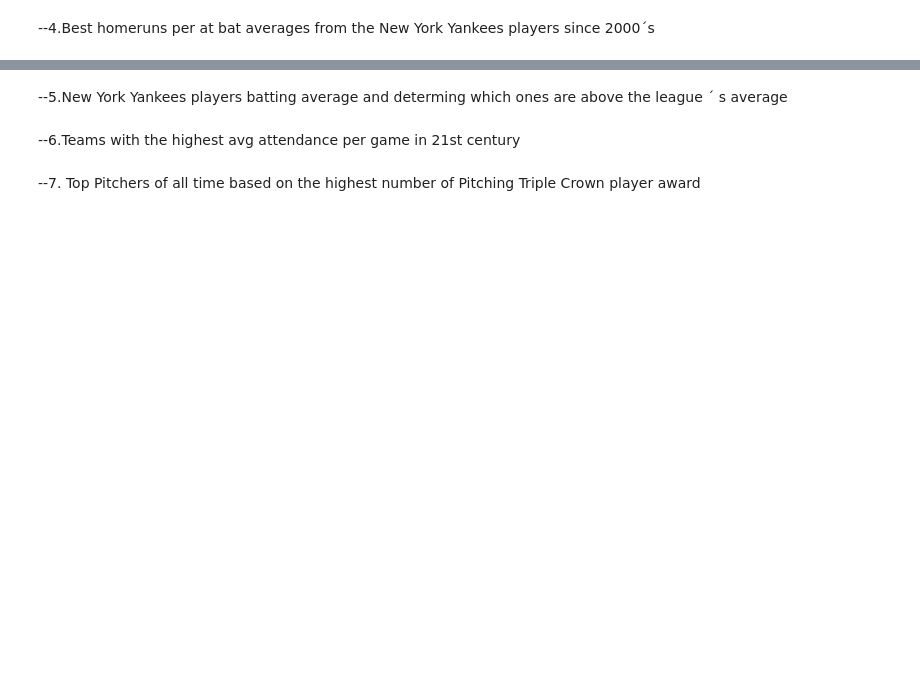
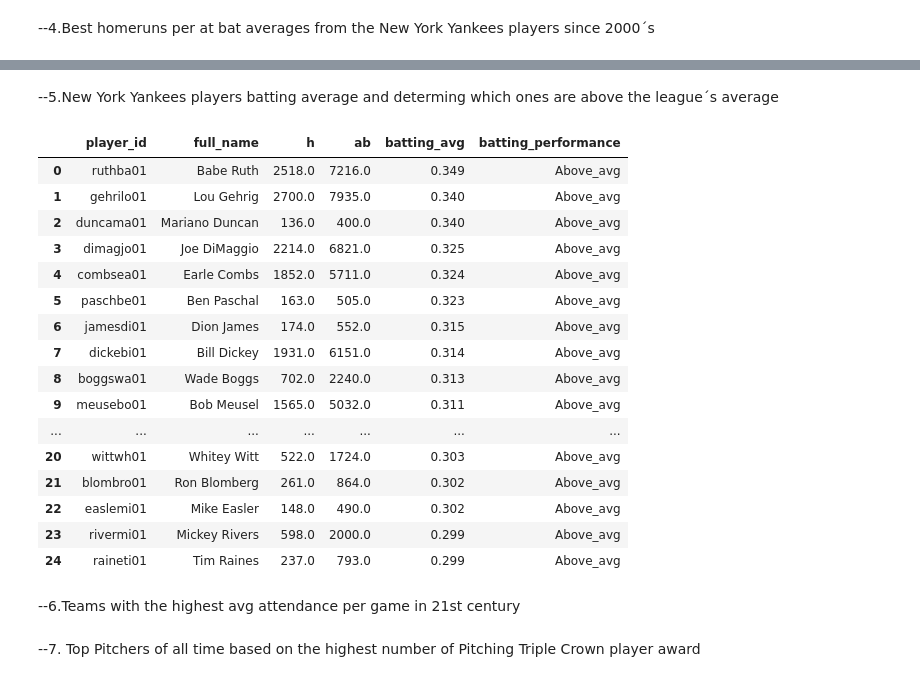
Before and after one commit to andresdr11/_MLB-Database-Analysis_, a Jupyter notebook: Python/Pandas.ipynb, the cells around one changed output, grey strips where cells are left out. Cells and saved outputs as stored; diff of their text form; code cells hidden in the pictures; blank space fills up the shorter version.

```diff
--- a/Python/Pandas.ipynb
+++ b/Python/Pandas.ipynb
@@ -44,2 +42,9 @@ for file in table_files:
+# %%
+#Creation of batting_2 table
+batting_2 = batting[(batting['hr'].notnull()) & (batting['hr'] > 0) & (batting['ab'].notnull()) & (batting['ab'] > 0)]
+batting_2.to_csv('batting_2.csv', index=False)
+
+#Altering player table
+player['full_name'] = player['name_first'] + ' ' + player['name_last']
 # %% [markdown]
 --1. The best hitters in history by home runs
@@ -109,4 +146,34 @@ result_df
 # %% [markdown]
---5.New York Yankees players batting average and determing which ones are above the league ´ s average
+--5.New York Yankees players batting average and determing which ones are above the league´s average
+# %%
+league_avg = batting_2[batting_2['ab']>=100]
+league_avg = league_avg.h.sum() / league_avg.ab.sum()
+league_avg
+
+merged_df = pd.merge(batting, player, on='player_id')
+filtered_df = merged_df[(merged_df['ab']>=200) & (merged_df['team_id']=='NYA')]
+grouped_df = filtered_df.groupby(['player_id', 'full_name'])[['h','ab']].sum().reset_index()
+grouped_df['batting_avg'] = round(grouped_df['h'] / grouped_df['ab'],3)
+grouped_df['batting_performance'] = grouped_df['batting_avg'].apply(lambda x: 'Above_avg' if x > league_avg else 'Below_avg')
+result_df = grouped_df.sort_values(by='batting_avg', ascending=False).head(25).reset_index(drop=True)
+result_df
+# %% [output]
+|  | player_id | full_name | h | ab | batting_avg | batting_performance |
+| 0 | ruthba01 | Babe Ruth | 2518.0 | 7216.0 | 0.349 | Above_avg |
+| 1 | gehrilo01 | Lou Gehrig | 2700.0 | 7935.0 | 0.340 | Above_avg |
+| 2 | duncama01 | Mariano Duncan | 136.0 | 400.0 | 0.340 | Above_avg |
+| 3 | dimagjo01 | Joe DiMaggio | 2214.0 | 6821.0 | 0.325 | Above_avg |
+| 4 | combsea01 | Earle Combs | 1852.0 | 5711.0 | 0.324 | Above_avg |
+| 5 | paschbe01 | Ben Paschal | 163.0 | 505.0 | 0.323 | Above_avg |
+| 6 | jamesdi01 | Dion James | 174.0 | 552.0 | 0.315 | Above_avg |
+| 7 | dickebi01 | Bill Dickey | 1931.0 | 6151.0 | 0.314 | Above_avg |
+| 8 | boggswa01 | Wade Boggs | 702.0 | 2240.0 | 0.313 | Above_avg |
+| 9 | meusebo01 | Bob Meusel | 1565.0 | 5032.0 | 0.311 | Above_avg |
+| ... | ... | ... | ... | ... | ... | ... |
+| 20 | wittwh01 | Whitey Witt | 522.0 | 1724.0 | 0.303 | Above_avg |
+| 21 | blombro01 | Ron Blomberg | 261.0 | 864.0 | 0.302 | Above_avg |
+| 22 | easlemi01 | Mike Easler | 148.0 | 490.0 | 0.302 | Above_avg |
+| 23 | rivermi01 | Mickey Rivers | 598.0 | 2000.0 | 0.299 | Above_avg |
+| 24 | raineti01 | Tim Raines | 237.0 | 793.0 | 0.299 | Above_avg |
 # %% [markdown]
 --6.Teams with the highest avg attendance per game in 21st century
```
Also changed, not shown: parts of 19 cells of this notebook, 1 other file.
